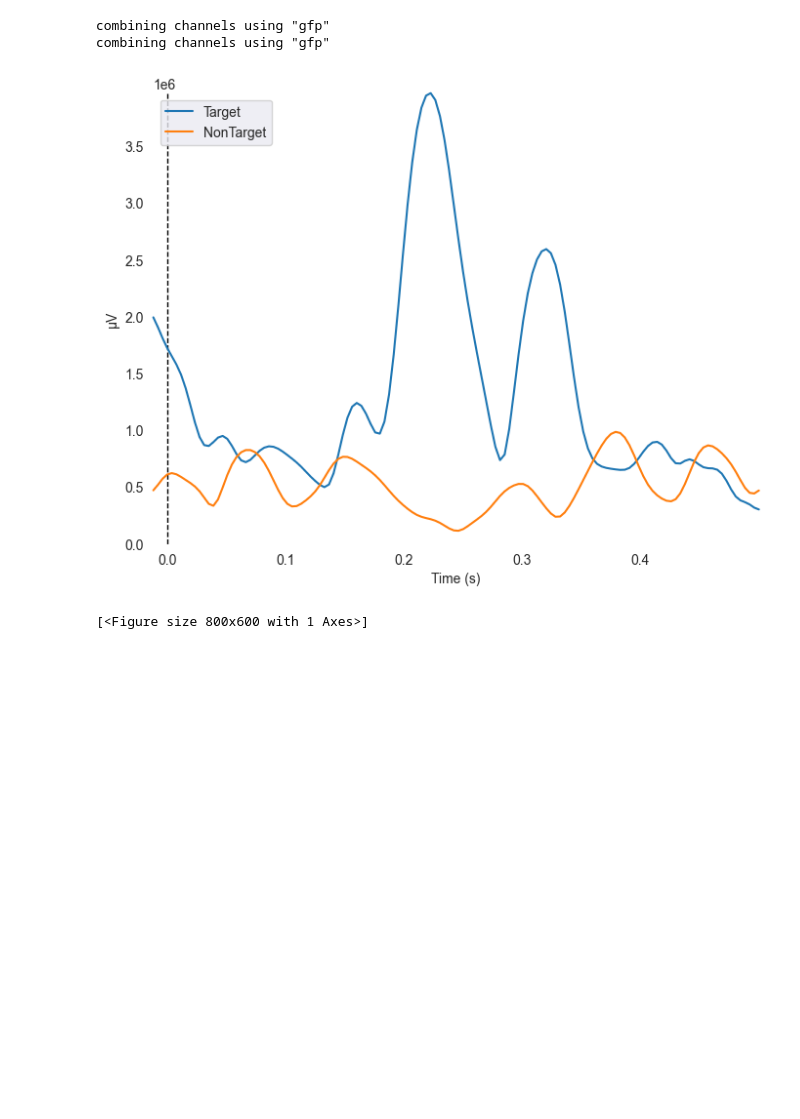
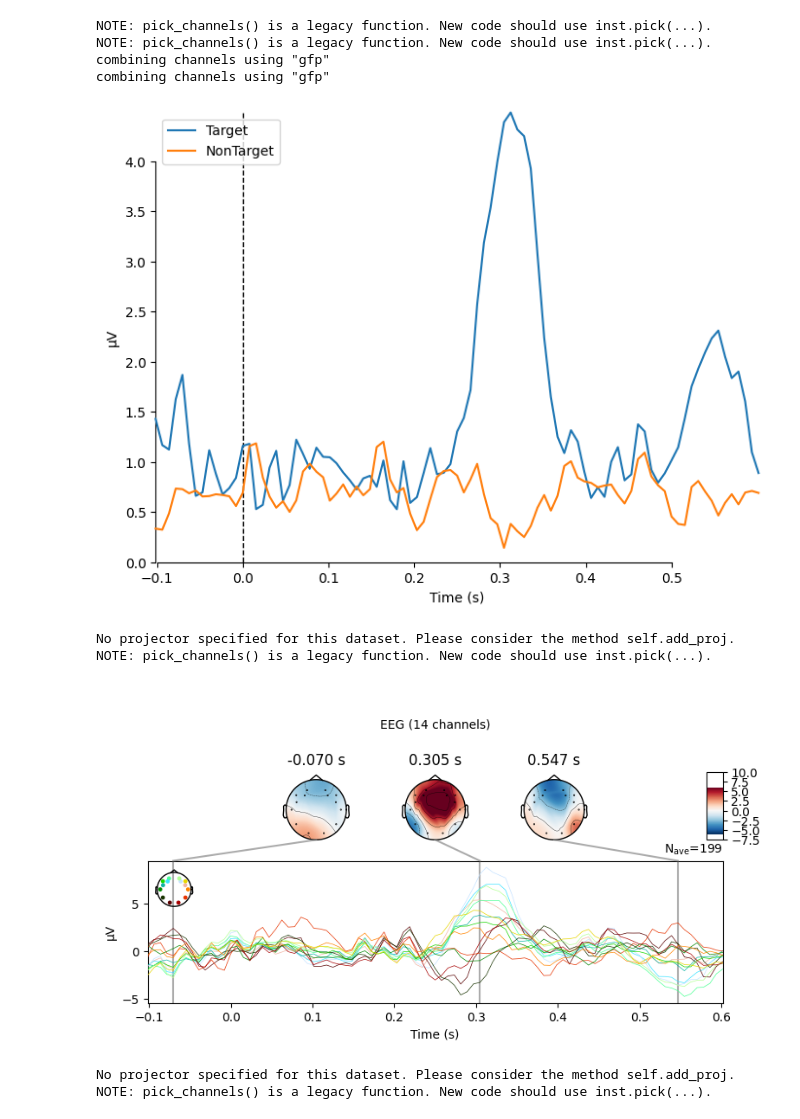
Before and after one commit to vtr0n/p300-speller, a Jupyter notebook: notebooks/p300.ipynb, the cells around one changed output. Saved outputs shown, nothing was run; the diff lists cells and outputs as text; code cells hidden in the pictures; blank space fills up the shorter version.

```diff
--- a/notebooks/p300.ipynb
+++ b/notebooks/p300.ipynb
@@ -24,12 +28,20 @@ files = glob.glob('../data/*/train_*.fif')
 # %%
 from p300.config import EPOCHS_TMIN, EPOCHS_TMAX
+from p300.speller.stimulus import StimulusHelper
+
+ica = ICA(n_components=14, max_iter="auto", random_state=97)
 
 epoch_list = []
 for file in files:
     raw = mne.io.read_raw_fif(file, preload=True)  # type: RawEDF
-    raw.filter(1, 30, method='iir')
+
+    ica.fit(raw)
+    ica.apply(raw)
+
+    raw.filter(1, 50)
 
     events = mne.find_events(raw)
+
     event_id = StimulusHelper.get_train_event_id()
     epoch = mne.Epochs(raw, events, event_id, tmin=EPOCHS_TMIN, tmax=EPOCHS_TMAX, baseline=None, preload=True)
     epoch_list.append(epoch)
@@ -98,10 +193,18 @@ mne.viz.plot_compare_evokeds([e1, e2], axes='topo')
 # %%
 e1 = epochs['Target'].average()
 e2 = epochs['NonTarget'].average()
 
 mne.viz.plot_compare_evokeds([e1, e2])
+e1.plot_joint(topomap_args=dict(vlim=(-6, 6)))
+e2.plot_joint(topomap_args=dict(vlim=(-6, 6)))
 # %% [output]
+NOTE: pick_channels() is a legacy function. New code should use inst.pick(...).
+NOTE: pick_channels() is a legacy function. New code should use inst.pick(...).
 combining channels using "gfp"
 combining channels using "gfp"
-[figure, old version]
+[figure, new version]
-[<Figure size 800x600 with 1 Axes>]
+No projector specified for this dataset. Please consider the method self.add_proj.
+NOTE: pick_channels() is a legacy function. New code should use inst.pick(...).
+[figure, added]
+No projector specified for this dataset. Please consider the method self.add_proj.
+NOTE: pick_channels() is a legacy function. New code should use inst.pick(...).
```
Also changed, not shown: parts of 13 cells of this notebook, 29 other files.
